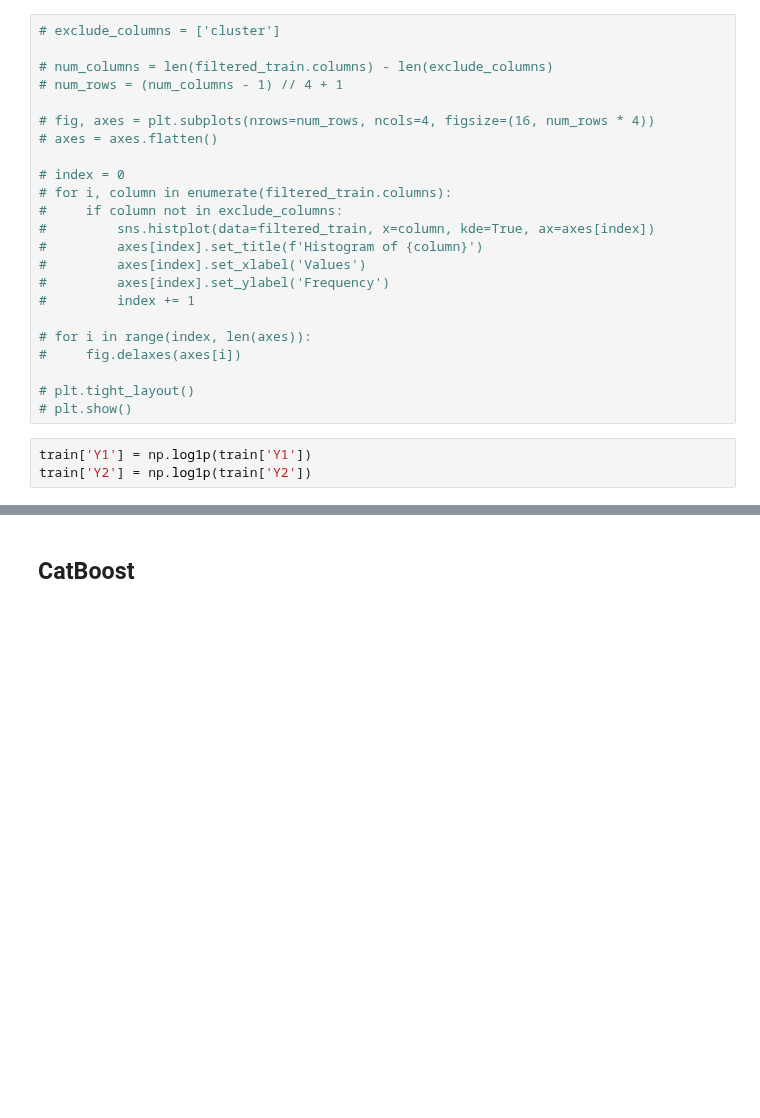
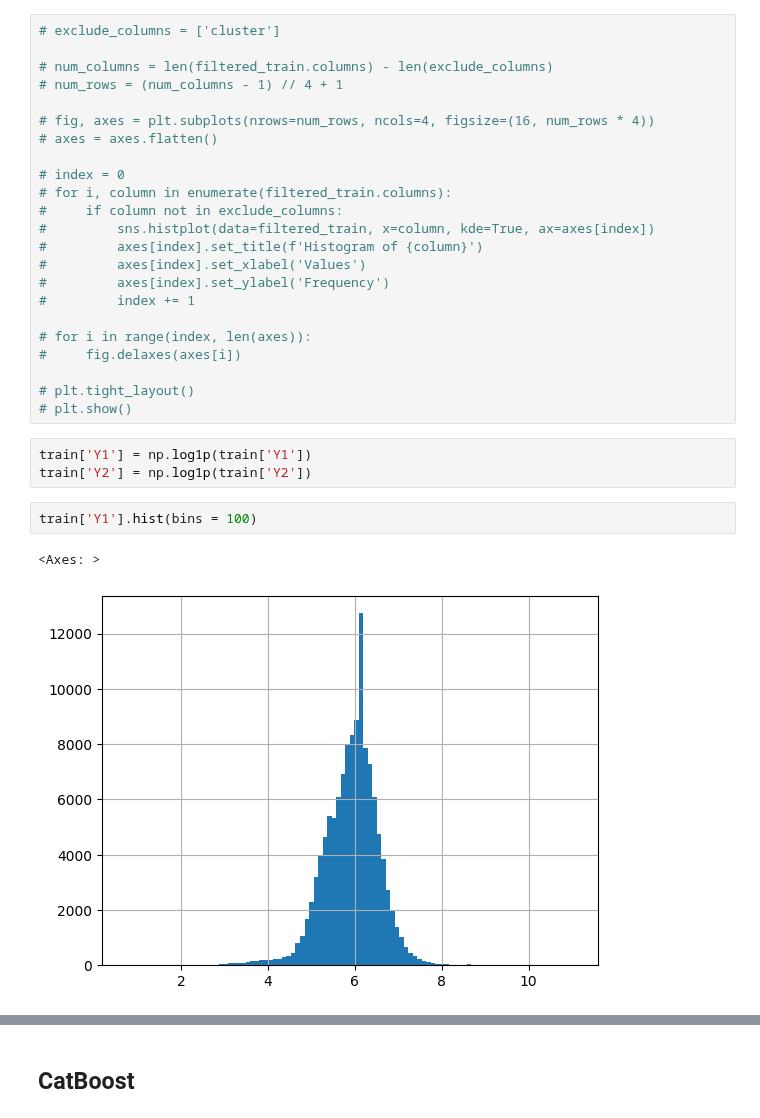
Before and after one commit to dlwls22/Hyundai_DT, a Jupyter notebook: CNC2.ipynb, the cells around one changed output, grey strips where cells are left out. Drawn from its saved outputs; the diff is of its cells as text; blank space fills up the shorter version.

```diff
--- a/CNC2.ipynb
+++ b/CNC2.ipynb
@@ -245,3 +249,8 @@ train
 # %%
 train['Y1'] = np.log1p(train['Y1'])
 train['Y2'] = np.log1p(train['Y2'])
+# %%
+train['Y1'].hist(bins = 100)
+# %% [output]
+<Axes: >
+[figure, added]
```
Also changed, not shown: parts of 10 cells of this notebook.
